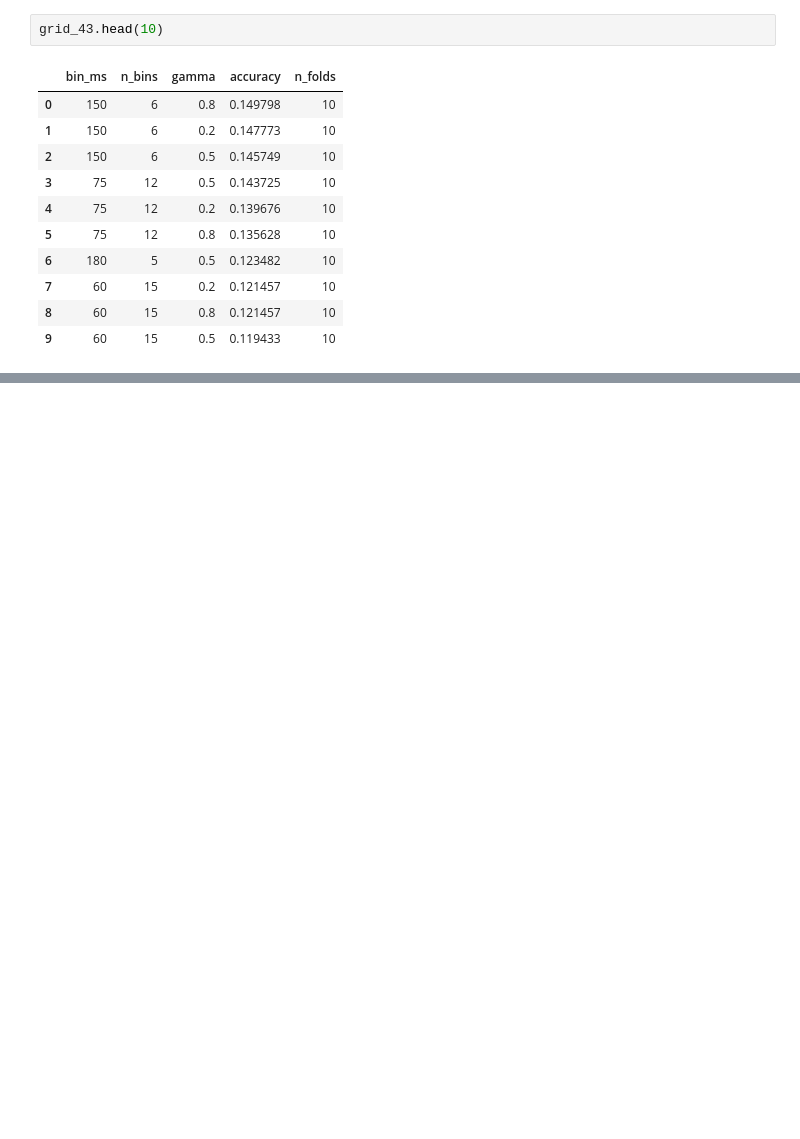
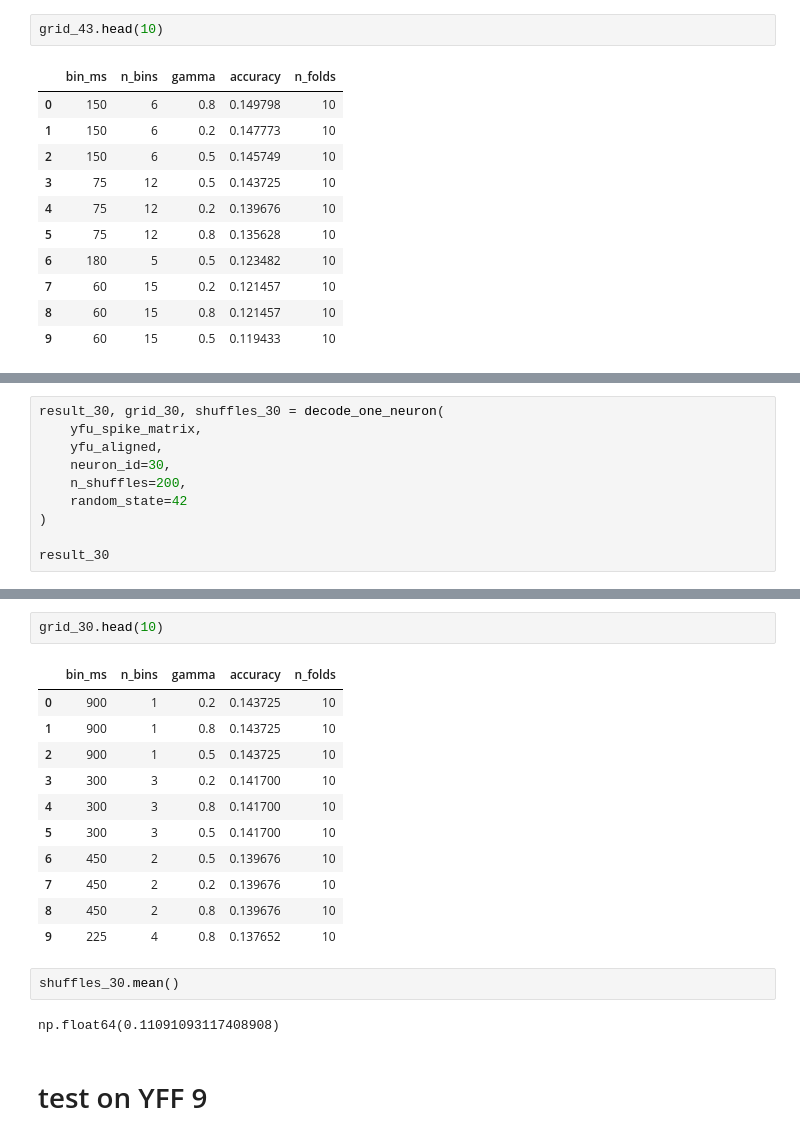
Before and after one commit to Shafiq-Abdu/number-simplex-reproduction, a Jupyter notebook: notebooks/02_arithmetic_spike_anlyse.ipynb, the cells around one changed output, grey strips where cells are left out. Drawn from its saved outputs; the diff is of its cells as text; blank space fills up the shorter version.

```diff
--- a/notebooks/02_arithmetic_spike_anlyse.ipynb
+++ b/notebooks/02_arithmetic_spike_anlyse.ipynb
@@ -2608,0 +2617,10 @@ test on
+# %%
+result_30, grid_30, shuffles_30 = decode_one_neuron(
+    yfu_spike_matrix,
+    yfu_aligned,
+    neuron_id=30,
+    n_shuffles=200,
+    random_state=42
+)
+
+result_30
@@ -2608,0 +2638,20 @@ test on
+# %%
+grid_30.head(10)
+# %% [output]
+|  | bin_ms | n_bins | gamma | accuracy | n_folds |
+| 0 | 900 | 1 | 0.2 | 0.143725 | 10 |
+| 1 | 900 | 1 | 0.8 | 0.143725 | 10 |
+| 2 | 900 | 1 | 0.5 | 0.143725 | 10 |
+| 3 | 300 | 3 | 0.2 | 0.141700 | 10 |
+| 4 | 300 | 3 | 0.8 | 0.141700 | 10 |
+| 5 | 300 | 3 | 0.5 | 0.141700 | 10 |
+| 6 | 450 | 2 | 0.5 | 0.139676 | 10 |
+| 7 | 450 | 2 | 0.2 | 0.139676 | 10 |
+| 8 | 450 | 2 | 0.8 | 0.139676 | 10 |
+| 9 | 225 | 4 | 0.8 | 0.137652 | 10 |
+# %%
+shuffles_30.mean()
+# %% [output]
+np.float64(0.11091093117408908)
+# %% [markdown]
+# test on YFF  9
```
Also changed, not shown: parts of 11 cells of this notebook.
